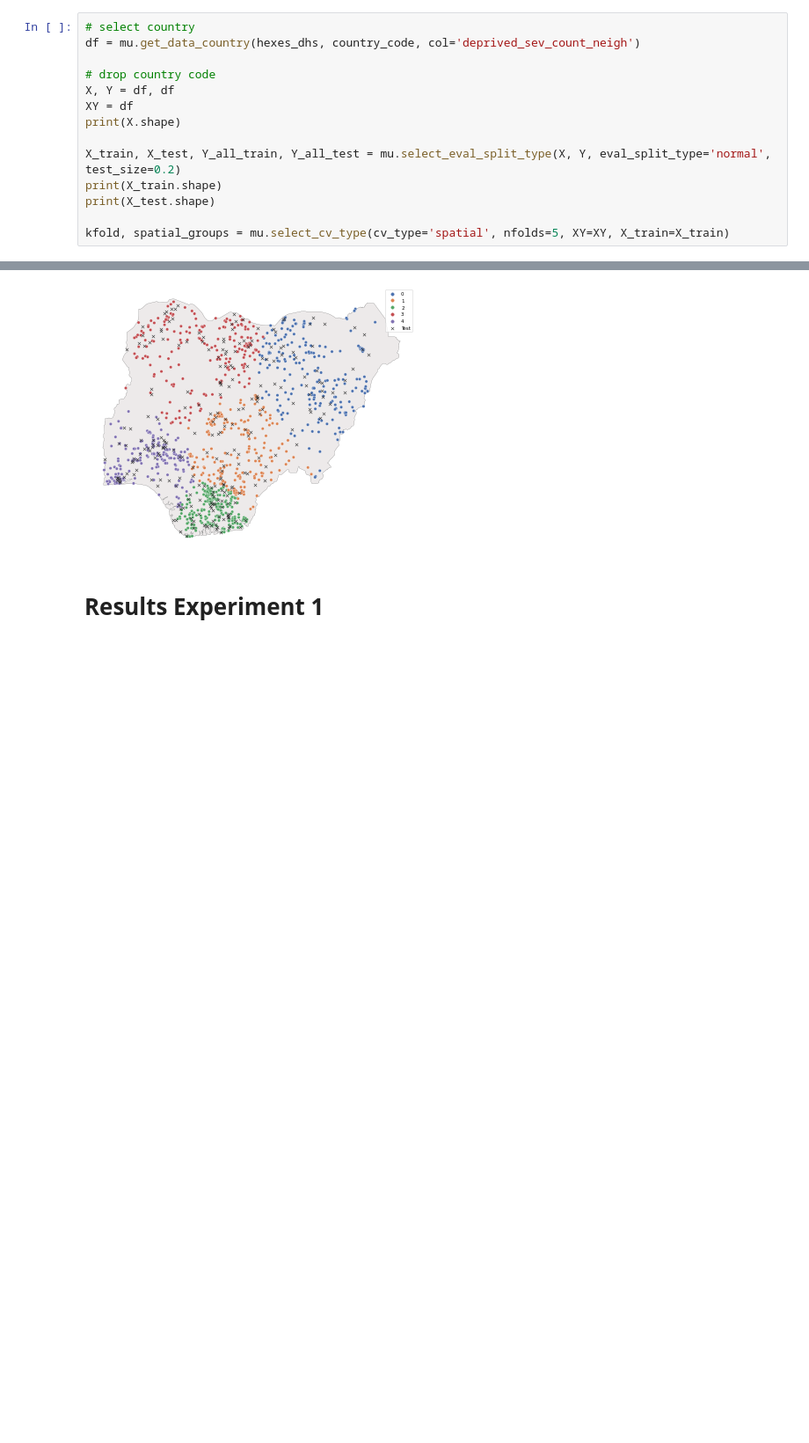
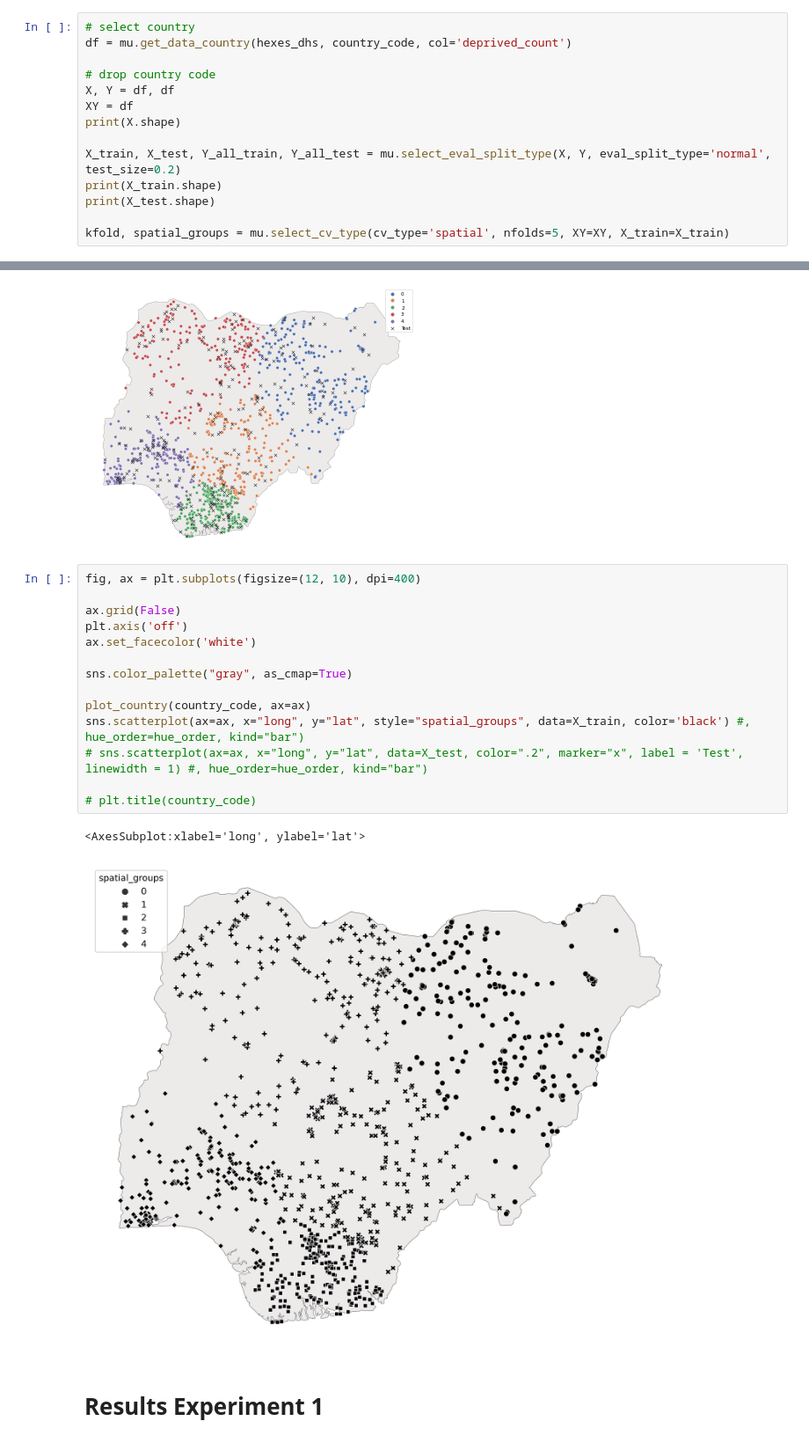
Before and after one commit to marinavicini/stc_continuing, a Jupyter notebook: notebooks/MV_figures_thesis.ipynb, the cells around one changed output, grey strips where cells are left out. Shown at 88% size. Saved outputs shown, nothing was run; the diff lists cells and outputs as text; blank space fills up the shorter version.

```diff
--- a/notebooks/MV_figures_thesis.ipynb
+++ b/notebooks/MV_figures_thesis.ipynb
@@ -574,7 +598,7 @@ plt.show()
 country_code = 'NGA'
 # %%
 # select country
-df = mu.get_data_country(hexes_dhs, country_code, col='deprived_sev_count_neigh')
+df = mu.get_data_country(hexes_dhs, country_code, col='deprived_count')
 
 # drop country code
 X, Y = df, df
@@ -612,6 +635,23 @@ sns.scatterplot(ax=ax, x="long", y="lat", hue="spatial_groups", data=X_train, pa
 # %% [output]
 <AxesSubplot:xlabel='long', ylabel='lat'>
 [figure]
+# %%
+fig, ax = plt.subplots(figsize=(12, 10), dpi=400)
+
+ax.grid(False)
+plt.axis('off')
+ax.set_facecolor('white')
+
+sns.color_palette("gray", as_cmap=True)
+
+plot_country(country_code, ax=ax)
+sns.scatterplot(ax=ax, x="long", y="lat", style="spatial_groups", data=X_train, color='black') #, hue_order=hue_order, kind="bar")
+# sns.scatterplot(ax=ax, x="long", y="lat", data=X_test, color=".2", marker="x", label = 'Test', linewidth = 1) #, hue_order=hue_order, kind="bar")
+
+# plt.title(country_code)
+# %% [output]
+<AxesSubplot:xlabel='long', ylabel='lat'>
+[figure, added]
 # %% [markdown]
 # Results Experiment 1
 # %%
```
Also changed, not shown: parts of 9 cells of this notebook.
